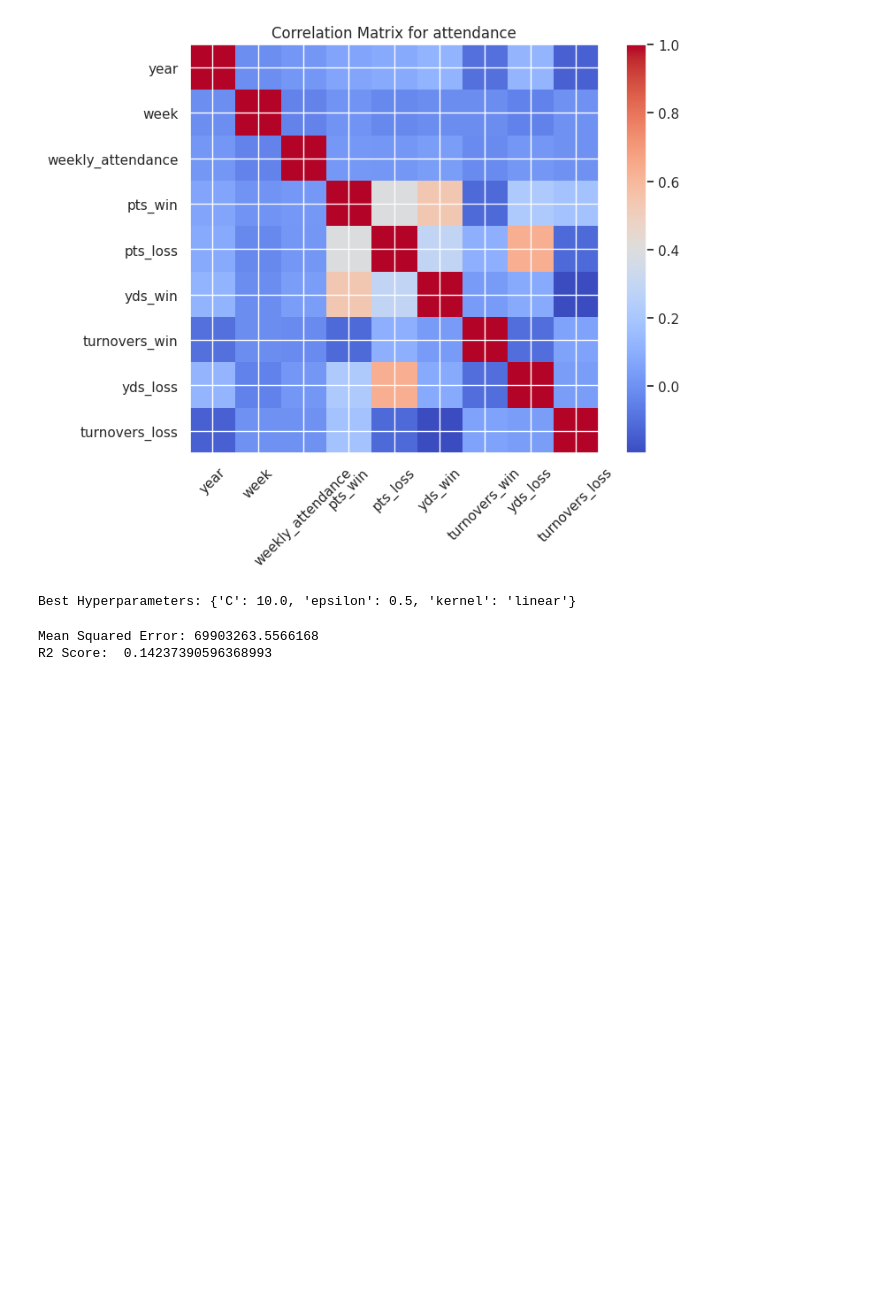
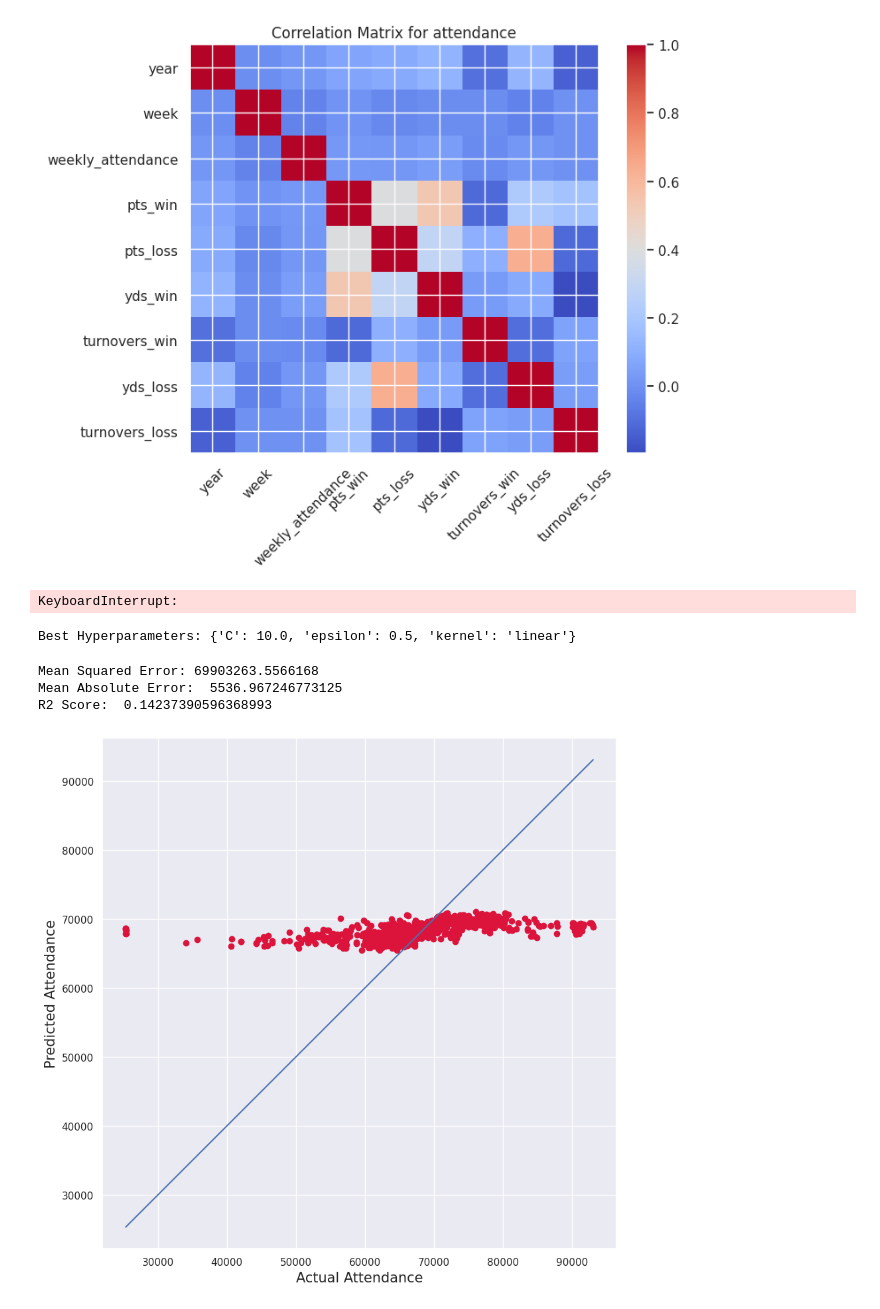
Before and after one commit to tylerbang/csc-4240-course-project, a Jupyter notebook: svm.ipynb, the cells around one changed output. Drawn from its saved outputs; the diff is of its cells as text; code cells hidden in the pictures; blank space fills up the shorter version.

```diff
--- a/svm.ipynb
+++ b/svm.ipynb
@@ -99,8 +93,22 @@ param_grid = {
+# %%
+param_grid = {
+    'kernel': ['linear', 'poly', 'rbf', 'sigmoid'],
+    'C': [0.1, 1.0, 10.0],
+    'epsilon': [0.1, 0.2, 0.5],
+    'gamma': ['auto', 'scale', 0.1, 0.5, 1.0],    # Include 'auto' and 'scale' and other float values
+    'degree': [2, 3, 4, 5],                       # Values for the 'degree' parameter for polynomial kernel
+    'coef0': [0.0, 0.1, 0.5, 1.0],                # Values for the 'coef0' parameter for poly and sigmoid kernels
+    'shrinking': [True, False],                    # Boolean values for 'shrinking'
+    'tol': [1e-3, 1e-4, 1e-5],                     # Different values for tolerance
+    'max_iter': [1000, 1500, 2000]
+}
 # %%
 scorer = make_scorer(mean_squared_error, greater_is_better=False)
 # %%
 grid_search = GridSearchCV(model, param_grid, scoring=scorer, cv=3)
 grid_result = grid_search.fit(X_train_encoded, y_train)
+# %% [output]
+KeyboardInterrupt:
 # %%
 best_params = grid_result.best_params_
 print("Best Hyperparameters:", best_params)
@@ -110,9 +118,24 @@ Best Hyperparameters: {'C': 10.0, 'epsilon': 0.5, 'kernel': 'linear'}
 best_model = grid_result.best_estimator_
 y_pred = best_model.predict(X_test_encoded)
 mse = mean_squared_error(y_test, y_pred)
+mae = mean_absolute_error(y_test, y_pred)
 r2_score = r2_score(y_test, y_pred)
 print("Mean Squared Error:", mse)
+print("Mean Absolute Error: ", mae)
 print("R2 Score: ", r2_score)
 # %% [output]
 Mean Squared Error: 69903263.5566168
+Mean Absolute Error:  5536.967246773125
 R2 Score:  0.14237390596368993
+# %%
+plt.figure(figsize=(10,10))
+plt.scatter(y_test, y_pred, c='crimson')
+p1 = max(max(y_pred), max(y_test))
+p2 = min(min(y_pred), min(y_test))
+plt.plot([p1, p2], [p1, p2], 'b-')
+plt.xlabel('Actual Attendance', fontsize=15)
+plt.ylabel('Predicted Attendance', fontsize=15)
+plt.axis('equal')
+plt.show()
+# %% [output]
+[figure, added]
```
Also changed, not shown: parts of 2 cells of this notebook, 1 other file.
